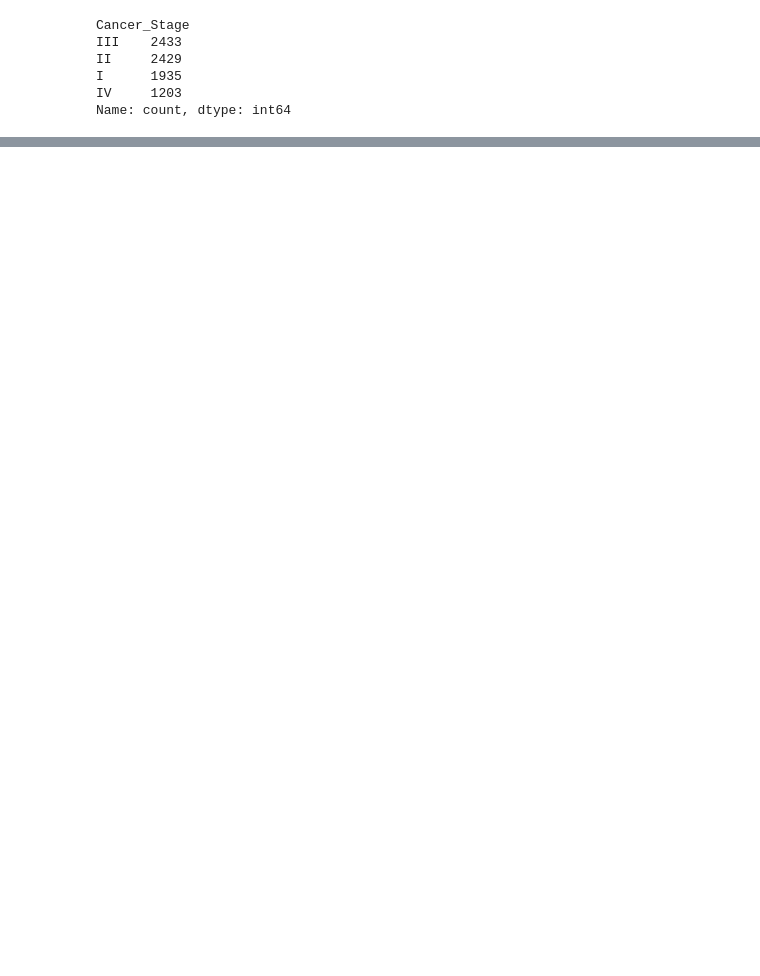
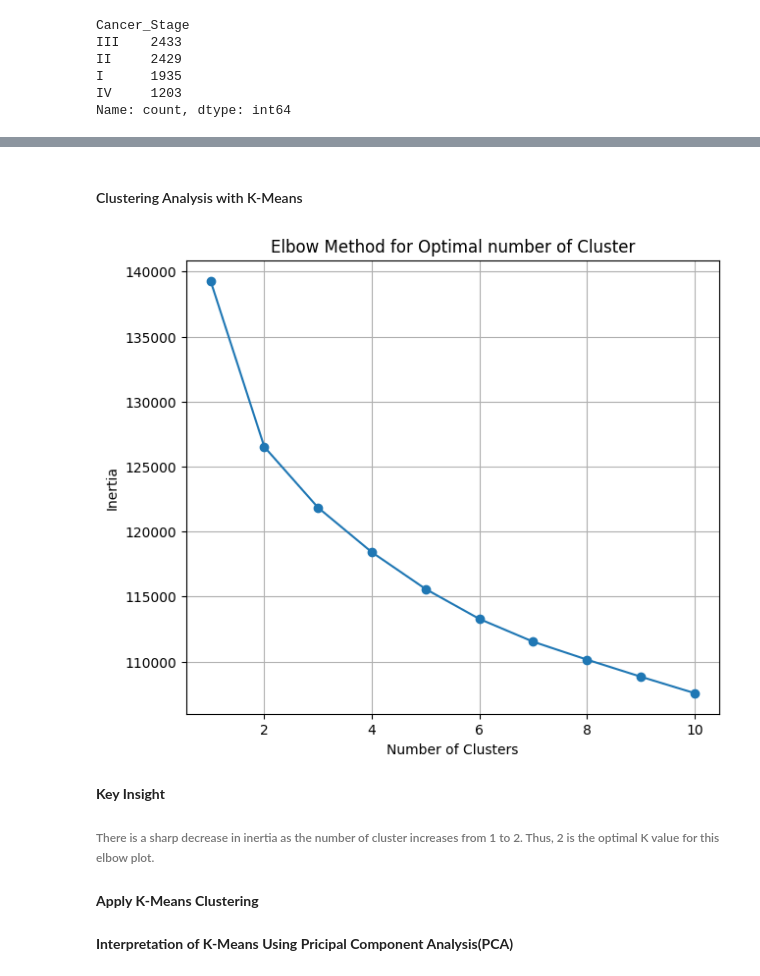
Before and after one commit to Iyanuadeleye01/Cancer-ML-Classification-and-Clustering, a Jupyter notebook: main.ipynb, the cells around one changed output, grey strips where cells are left out. Drawn from its saved outputs; the diff is of its cells as text; code cells hidden in the pictures; blank space fills up the shorter version.

Commit message:
Add Clustering Analysis

```diff
--- a/main.ipynb
+++ b/main.ipynb
@@ -1207,7 +1207,7 @@ Index(['Patient_ID', 'Age', 'Gender', 'Nationality', 'Emirate',
       dtype='object')
 # %%
 # Drop Patien_ID, Death_Date, and Cause_of_Death column
-df.drop(columns=['Patient_ID','Death_Date','Cause_of_Death','Primary_Physician','Hospital'],inplace=True)
+df.drop(columns=['Patient_ID','Death_Date','Cause_of_Death'] ,inplace=True)
 # %% [markdown]
 **Key Insight**
 ###### Due to exceeding 90% missing data, the Death_Date and Cause_of_Death columns were dropped to maintain data quality and analytical reliability. Furthermore, Patient_ID, Hospital, and Primary_Physician were identified as non-informative features and were dropped to reduce noise and enhance the performance of the cancer stage classification model
@@ -1377,0 +1529,2 @@ weighted avg       0.45      0.31      0.36      2000
+# %% [markdown]
+#### Clustering Analysis with K-Means
@@ -1377,0 +1535,30 @@ weighted avg       0.45      0.31      0.36      2000
+# %%
+# Elbow method to choose optimal k value
+
+inertia = []
+for n in range(1,11):
+    pipeline_k = Pipeline(steps=[
+        ('preprocessor', preprocessor),
+        ('kmeans', KMeans(n_clusters=n, random_state=42))
+    ])
+    pipeline_k.fit(X)
+
+    # To access the kmeans model from the pipeline
+    kmeans_model = pipeline_k.named_steps['kmeans']
+    inertia.append(kmeans_model.inertia_)
+# %%
+# To visualize the inertia versus number of cluster to get optimal k value
+plt.figure(figsize=(7,6))
+plt.plot(range(1,11), inertia, marker='o')
+plt.title('Elbow Method for Optimal number of Cluster')
+plt.xlabel('Number of Clusters')
+plt.ylabel('Inertia')
+plt.grid(True)
+plt.show()
+# %% [output]
+[figure, added]
+# %% [markdown]
+**Key Insight**
+###### There is a sharp decrease in inertia as the number of cluster increases from 1 to 2. Thus, 2 is the optimal K value for this elbow plot.
+# %% [markdown]
+**Apply K-Means Clustering**
@@ -1377,0 +1573,2 @@ weighted avg       0.45      0.31      0.36      2000
+# %% [markdown]
+**Interpretation of K-Means Using Pricipal Component Analysis(PCA)**
```
Also changed, not shown: parts of 32 cells of this notebook, 1 other file.
